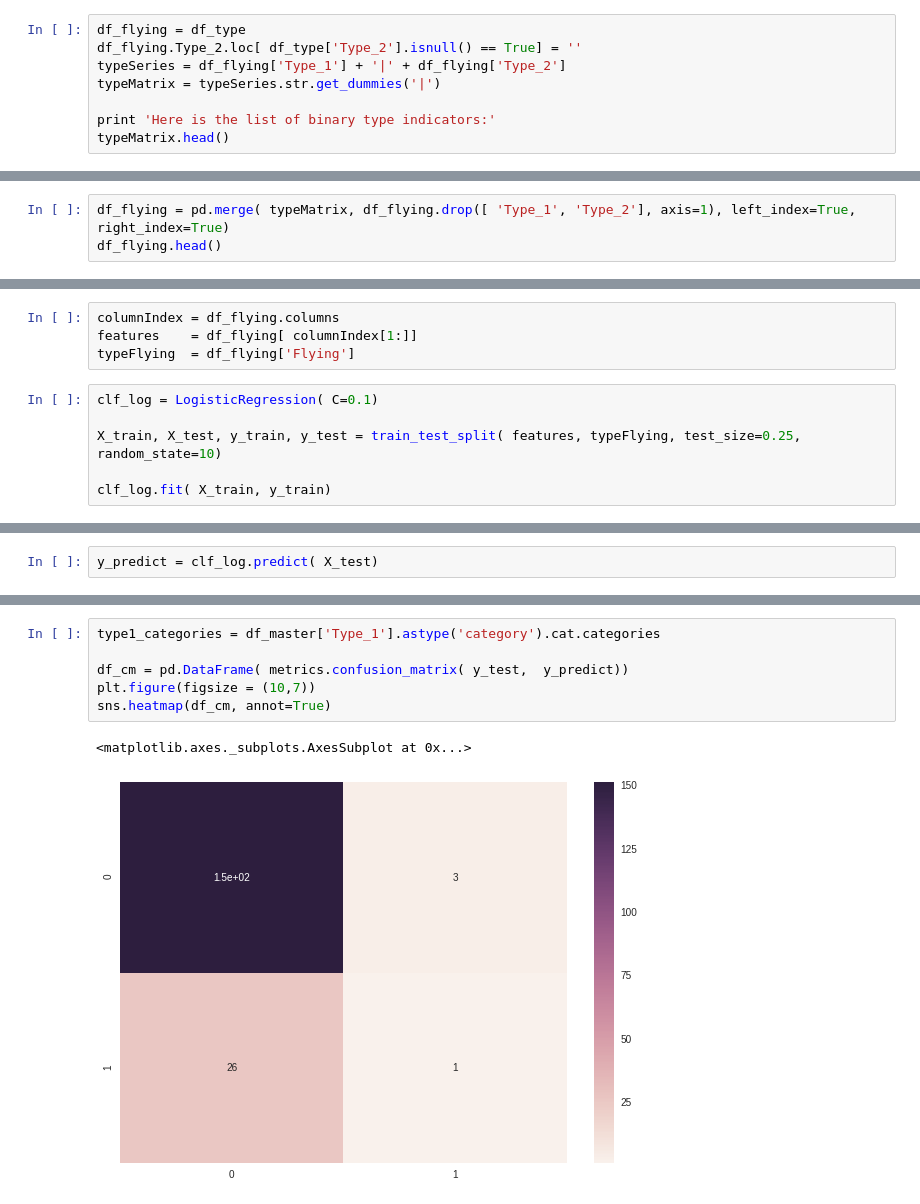
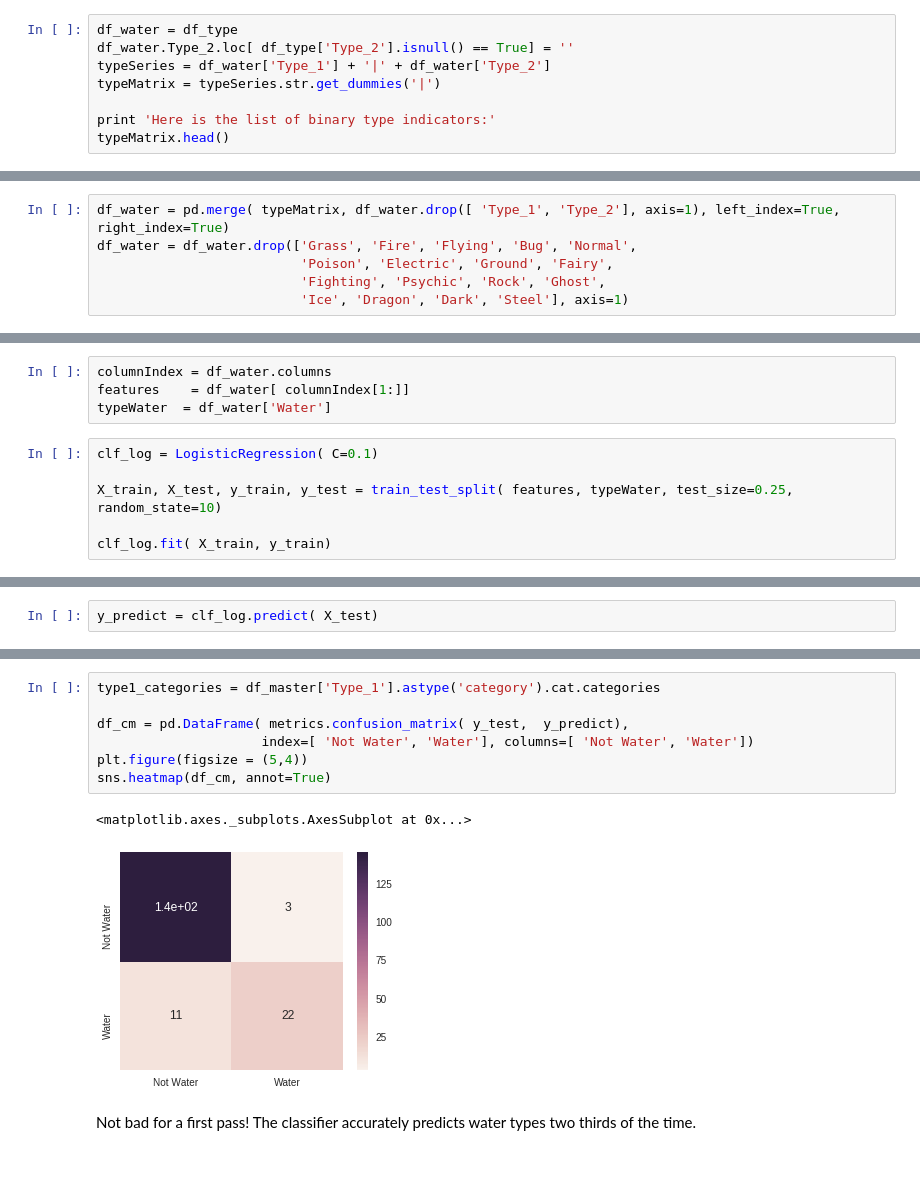
Before and after one commit to varennes/Pokemon-ML, a Jupyter notebook: notebook/02_typePrediction.ipynb, the cells around one changed output, grey strips where cells are left out. Saved outputs shown, nothing was run; the diff lists cells and outputs as text; blank space fills up the shorter version.

Commit message:
Updated type prediction

```diff
--- a/notebook/02_typePrediction.ipynb
+++ b/notebook/02_typePrediction.ipynb
@@ -200,7 +211,7 @@ I also want to transform the categorical feautre values of `Type_1` and `Type_2`
 # %%
-df_flying = df_type
-df_flying.Type_2.loc[ df_type['Type_2'].isnull() == True] = ''
-typeSeries = df_flying['Type_1'] + '|' + df_flying['Type_2']
+df_water = df_type
+df_water.Type_2.loc[ df_type['Type_2'].isnull() == True] = ''
+typeSeries = df_water['Type_1'] + '|' + df_water['Type_2']
 typeMatrix = typeSeries.str.get_dummies('|')
 
 print 'Here is the list of binary type indicators:'
@@ -215,5 +226,8 @@ Here is the list of binary type indicators:
 | 4 | 0 | 0 | 0 | 0 | 0 | 0 | 1 | 0 | 0 | 0 | 0 | ... |
 | 5 | 0 | 0 | 0 | 0 | 0 | 0 | 1 | 0 | 0 | 0 | 0 | ... |
 # %%
-df_flying = pd.merge( typeMatrix, df_flying.drop([ 'Type_1', 'Type_2'], axis=1), left_index=True, right_index=True)
-df_flying.head()
+df_water = pd.merge( typeMatrix, df_water.drop([ 'Type_1', 'Type_2'], axis=1), left_index=True, right_index=True)
+df_water = df_water.drop(['Grass', 'Fire', 'Flying', 'Bug', 'Normal',
+                          'Poison', 'Electric', 'Ground', 'Fairy',
+                          'Fighting', 'Psychic', 'Rock', 'Ghost',
+                          'Ice', 'Dragon', 'Dark', 'Steel'], axis=1)
@@ -256,11 +244,11 @@ df_flying
 # %%
-columnIndex = df_flying.columns
-features    = df_flying[ columnIndex[1:]]
-typeFlying  = df_flying['Flying']
+columnIndex = df_water.columns
+features    = df_water[ columnIndex[1:]]
+typeWater  = df_water['Water']
 # %%
 clf_log = LogisticRegression( C=0.1)
 
-X_train, X_test, y_train, y_test = train_test_split( features, typeFlying, test_size=0.25, random_state=10)
+X_train, X_test, y_train, y_test = train_test_split( features, typeWater, test_size=0.25, random_state=10)
 
 clf_log.fit( X_train, y_train)
 # %% [output]
@@ -284,9 +272,12 @@ avg / total       0.76      0.84      0.79       181
 # %%
 type1_categories = df_master['Type_1'].astype('category').cat.categories
 
-df_cm = pd.DataFrame( metrics.confusion_matrix( y_test,  y_predict))
-plt.figure(figsize = (10,7))
+df_cm = pd.DataFrame( metrics.confusion_matrix( y_test,  y_predict),
+                     index=[ 'Not Water', 'Water'], columns=[ 'Not Water', 'Water'])
+plt.figure(figsize = (5,4))
 sns.heatmap(df_cm, annot=True)
 # %% [output]
 <matplotlib.axes._subplots.AxesSubplot at 0x...>
-[figure, old version]
+[figure, new version]
+# %% [markdown]
+Not bad for a first pass! The classifier accurately predicts water types two thirds of the time.
```
Also changed, not shown: parts of 9 cells of this notebook.
